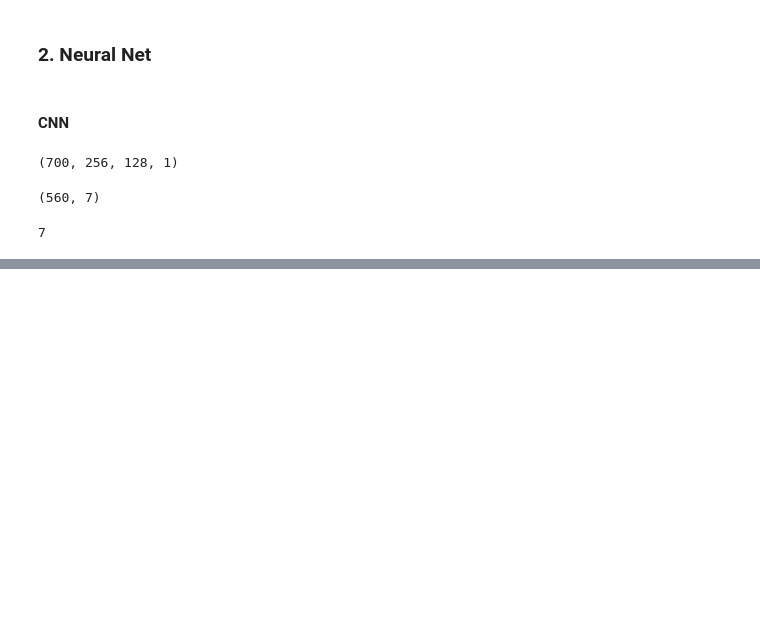
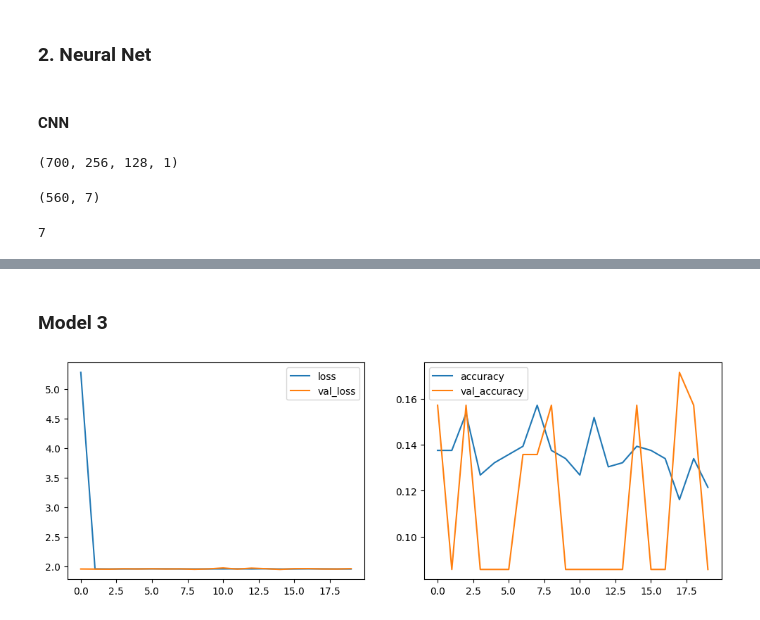
Before and after one commit to mayonesa-parquet/ml, a Jupyter notebook: ML-Projekt.ipynb, the cells around one changed output, grey strips where cells are left out. Cells and saved outputs as stored; diff of their text form; code cells hidden in the pictures; blank space fills up the shorter version.

```diff
--- a/ML-Projekt.ipynb
+++ b/ML-Projekt.ipynb
@@ -735,0 +770,38 @@ KeyboardInterrupt:
+# %% [markdown]
+### Model 3
+# %%
+conv_model = Sequential()
+conv_model.add(Conv2D(60,
+                      kernel_size=(3,3),
+                      strides=(1,1),
+                      padding='same',
+                      activation='relu',
+                      input_shape=(X_3d[0].shape)))
+conv_model.add(MaxPooling2D(pool_size=(3,3),
+                            strides=(1,1)))
+conv_model.add(Conv2D(30,
+                      kernel_size=(3,3),
+                      strides=(1,1),
+                      padding='same',
+                      activation='relu'))
+conv_model.add(MaxPooling2D(pool_size=(3, 3),
+                           strides=(1,1)))
+conv_model.add(Flatten())
+conv_model.add(Dense(64, activation='relu'))
+conv_model.add(Dense(len(our_bats), activation='softmax'))
+
+adam_opt = keras.optimizers.Adam(learning_rate=0.001, beta_1=0.9, beta_2=0.999)
+
+conv_model.compile(
+    optimizer=adam_opt,
+    loss='categorical_crossentropy',
+    metrics=['accuracy'])
+
+history_conv_model=conv_model.fit(X_train, y_train,
+                                  validation_data=(X_test, y_test),
+                                  epochs=20,
+                                  batch_size=1,
+                                  #callbacks=[plot_acc_loss, EarlyStopping])
+                                  callbacks=[plot_acc_loss])
+# %% [output]
+[figure, added]
```
Also changed, not shown: parts of 11 cells of this notebook, 1 other file.
